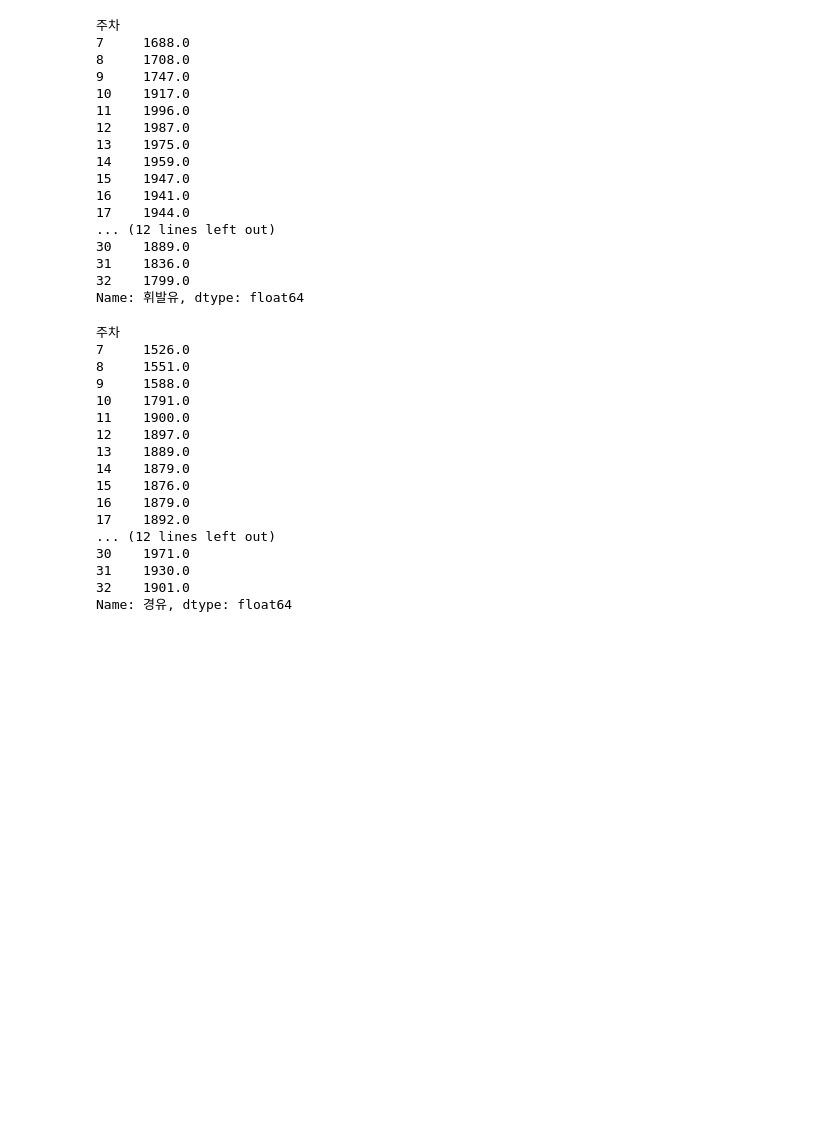
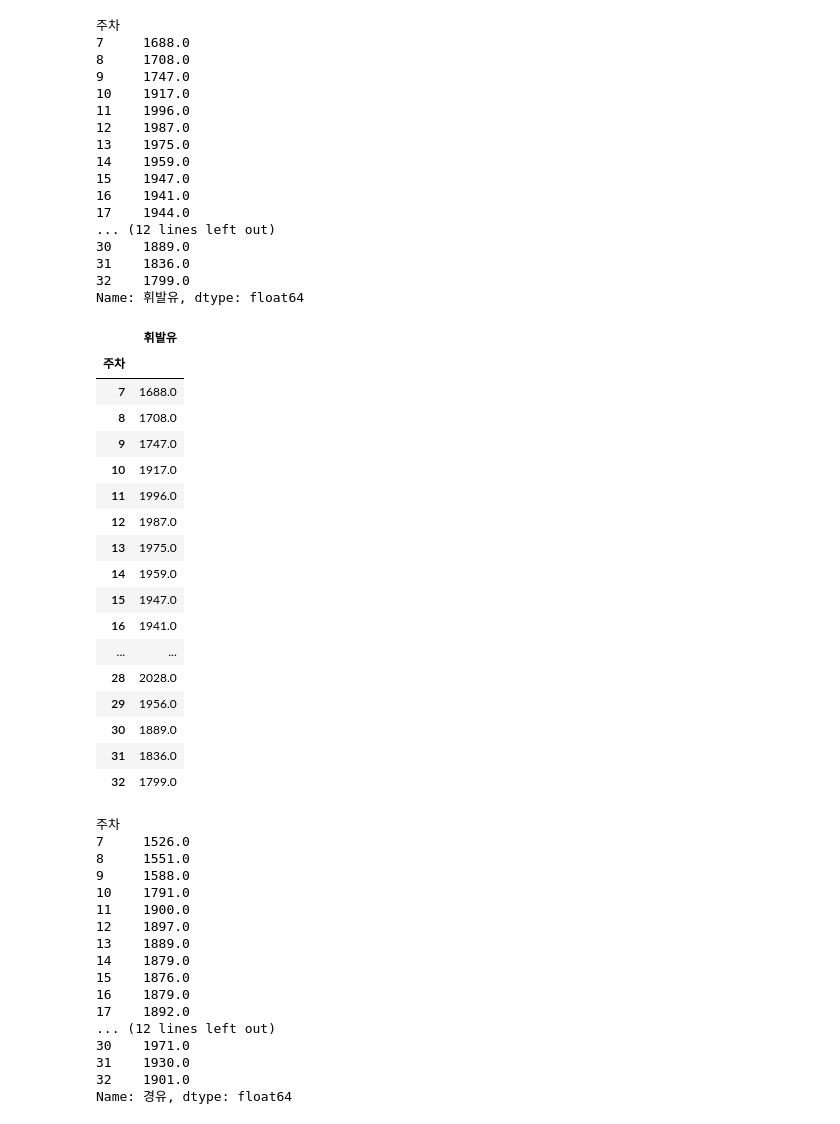
Before and after one commit to certainly-I/Busan-Oil-Price-Analysis, a Jupyter notebook: 주유소_전처리.ipynb, the cells around one changed output. Drawn from its saved outputs; the diff is of its cells as text; code cells hidden in the pictures; blank space fills up the shorter version.

```diff
--- a/주유소_전처리.ipynb
+++ b/주유소_전처리.ipynb
@@ -158,3 +158,26 @@ weekly_avg_gasolin
 31    1836.0
 32    1799.0
 Name: 휘발유, dtype: float64
+# %%
+#DataFrame 형식으로 변경
+weekly_avg_gasolin = pd.DataFrame(weekly_avg_gasolin)
+weekly_avg_gasolin
+# %% [output]
+|  | 휘발유 |
+| 주차 |  |
+| 7 | 1688.0 |
+| 8 | 1708.0 |
+| 9 | 1747.0 |
+| 10 | 1917.0 |
+| 11 | 1996.0 |
+| 12 | 1987.0 |
+| 13 | 1975.0 |
+| 14 | 1959.0 |
+| 15 | 1947.0 |
+| 16 | 1941.0 |
+| ... | ... |
+| 28 | 2028.0 |
+| 29 | 1956.0 |
+| 30 | 1889.0 |
+| 31 | 1836.0 |
+| 32 | 1799.0 |
```
Also changed, not shown: parts of 22 cells of this notebook.
